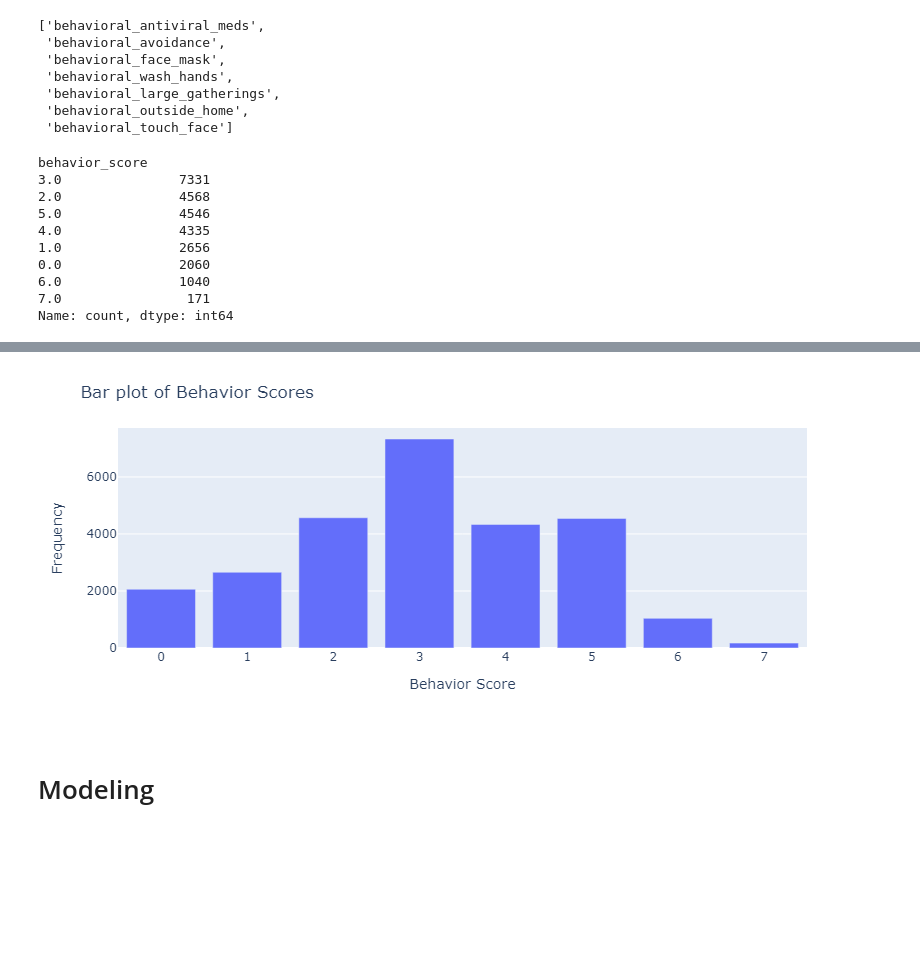
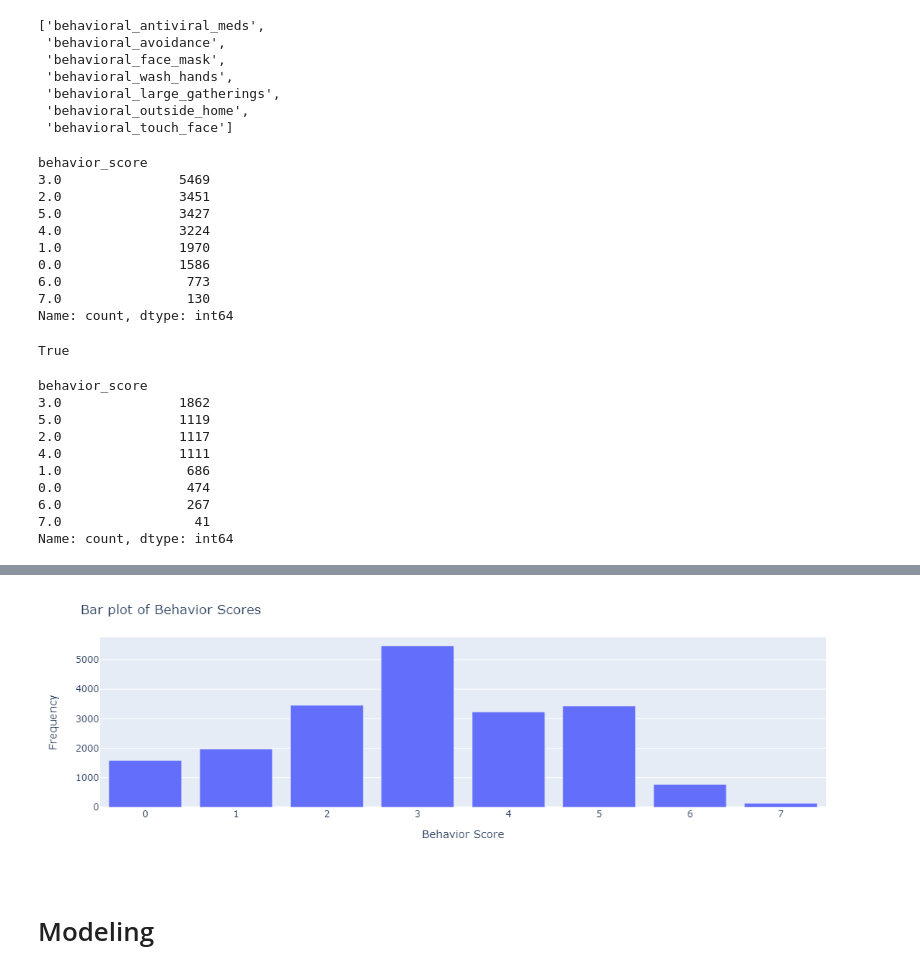
Before and after one commit to Rgmoogachiri/DSC-phase-3-project, a Jupyter notebook: H1N1_and_seasonal_flu_vaccines_prediction.ipynb, the cells around one changed output, grey strips where cells are left out. Cells and saved outputs as stored; diff of their text form; code cells hidden in the pictures; blank space fills up the shorter version.

```diff
--- a/H1N1_and_seasonal_flu_vaccines_prediction.ipynb
+++ b/H1N1_and_seasonal_flu_vaccines_prediction.ipynb
@@ -341,0 +488,5 @@ plt.savefig('Visualization1')
+# %%
+X = merged_df.drop(columns = ['h1n1_vaccine'])
+y = merged_df['h1n1_vaccine']
+# %%
+X_train, X_test, y_train, y_test = train_test_split(X, y, test_size=0.25, random_state=42)
@@ -347,7 +555,7 @@ plt.savefig('Visualization1')
 - Create a variable that represents how much an individual has done behaviorally to avoid the flu, aside from getting vaccinated, by summing up all behavioral variables. These are all binary columns with **1** representing **YES**, meaning the person has engaged in a behavior that reduces the risk of contracting the flu. By taking the sum across these columns, a higher score represents a more cautious, flu-conscious individual.
 # %%
 # Get the columns with `behavior` attributes
-behavior_cols = [col for col in merged_df.columns if 'behavioral' in col]
+behavior_cols = [col for col in X_train.columns if 'behavioral' in col]
 behavior_cols
 # %% [output]
 ['behavioral_antiviral_meds',
@@ -359,18 +567,26 @@ behavior_cols
  'behavioral_touch_face']
 # %%
 # Create the `behavior_score` variable
-merged_df['behavior_score'] = merged_df[behavior_cols].sum(axis=1)
+X_train['behavior_score'] = X_train[behavior_cols].sum(axis=1)
 # %%
 # Check the count
-merged_df[['behavior_score']].value_counts()
+X_train[['behavior_score']].value_counts()
 # %% [output]
 behavior_score
-3.0               7331
-2.0               4568
-5.0               4546
-4.0               4335
-1.0               2656
-0.0               2060
-6.0               1040
-7.0                171
+3.0               5469
+2.0               3451
+5.0               3427
+4.0               3224
+1.0               1970
+0.0               1586
+6.0                773
+7.0                130
 Name: count, dtype: int64
+# %%
+# Get the columns with 'behavior' attributes
+behavior_cols = [col for col in X_test.columns if 'behavior' in col]
+
+# Check if all behavior_cols are present in X_test
+all(col in X_test.columns for col in behavior_cols)
+# %% [output]
+True
@@ -377,10 +596,24 @@ Name: count, dtype: int64
+# %%
+# Check the count
+X_test[['behavior_score']].value_counts()
+# %% [output]
+behavior_score
+3.0               1862
+5.0               1119
+2.0               1117
+4.0               1111
+1.0                686
+0.0                474
+6.0                267
+7.0                 41
+Name: count, dtype: int64
 # %%
 # Plot the distribution
 import plotly.express as px
 # Plot the distribution
 
 # Get the value counts of 'behavior_score'
-value_counts = merged_df['behavior_score'].value_counts()
+value_counts = X_train['behavior_score'].value_counts()
 
 # Create a bar chart using Plotly
 fig = px.bar(value_counts, x=value_counts.index, y=value_counts.values)
@@ -397,3 +631,3 @@ fig.update_layout(
-[figure, old version]
+[figure, new version]
 # %% [markdown]
 # Modeling
```
Also changed, not shown: parts of 44 cells of this notebook.
